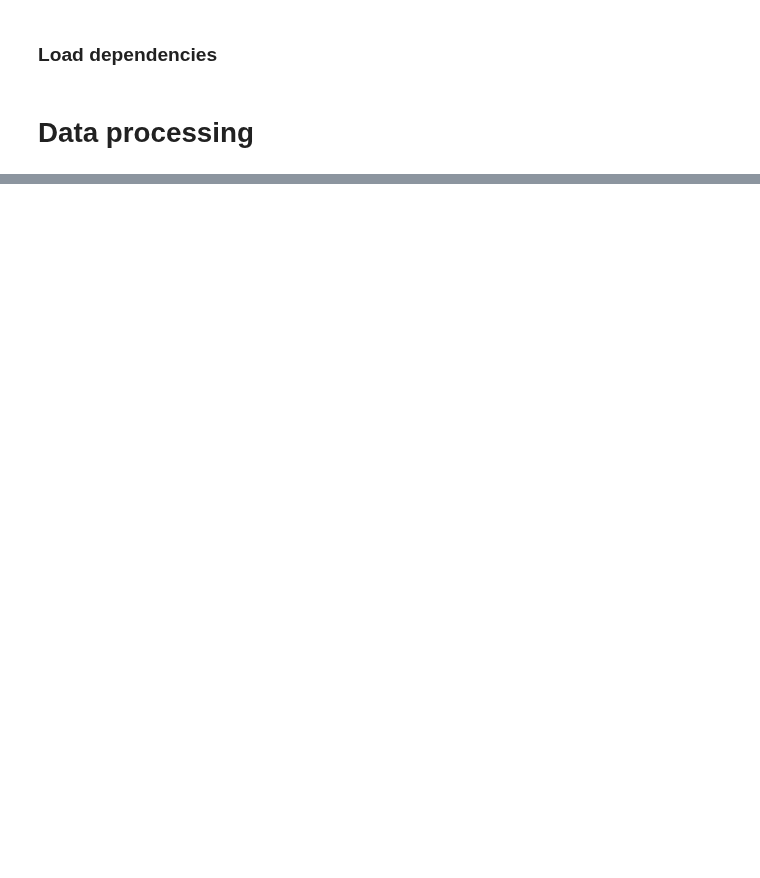
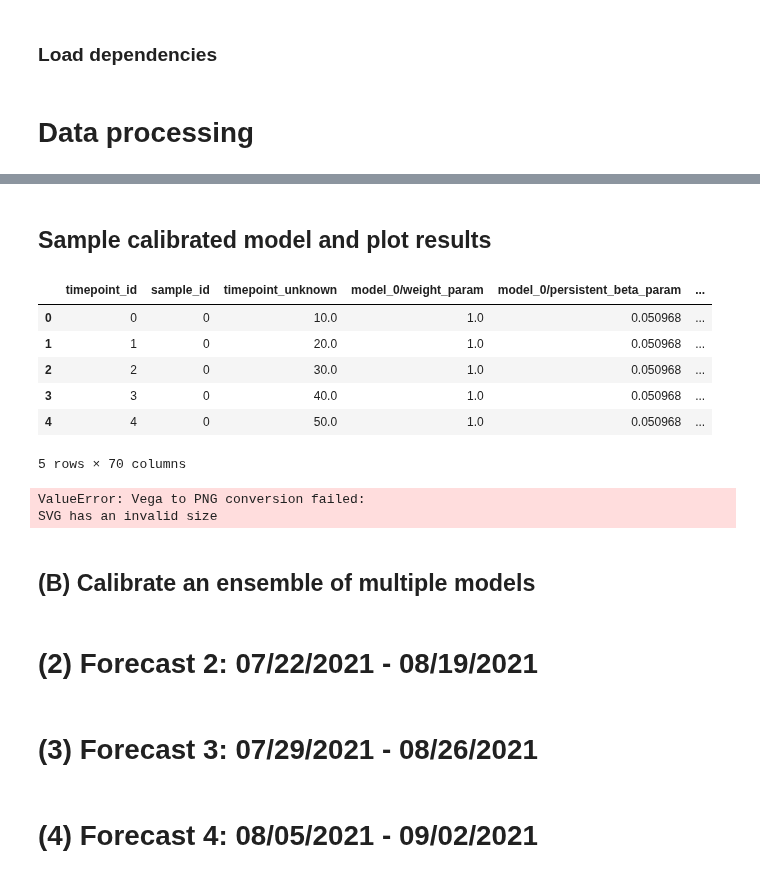
Before and after one commit to ciemss/program-milestones, a Jupyter notebook: 18-month-milestone/evaluation/Epi_Ensemble_Challenge/CIEMSS_Team_Ensemble_Challenge.ipynb, the cells around one changed output, grey strips where cells are left out. Drawn from its saved outputs; the diff is of its cells as text; code cells hidden in the pictures; blank space fills up the shorter version.

```diff
--- a/18-month-milestone/evaluation/Epi_Ensemble_Challenge/CIEMSS_Team_Ensemble_Challenge.ipynb
+++ b/18-month-milestone/evaluation/Epi_Ensemble_Challenge/CIEMSS_Team_Ensemble_Challenge.ipynb
@@ -92,0 +81,9 @@ get_data_between('2021-06-01', '2021-09-02')
+# %%
+model1 = "SEIRHD_age_structured_petrinet.json"
+model2 = "model"
+model3 = "model"
+
+dataset1 = get_data_between('2021-06-01', '2021-07-14')
+dataset2 = get_data_between('2021-06-01', '2021-07-21')
+dataset3 = get_data_between('2021-06-01', '2021-07-29')
+dataset4 = get_data_between('2021-06-01', '2021-08-04')
@@ -92,0 +105,42 @@ get_data_between('2021-06-01', '2021-09-02')
+# %% [markdown]
+## Sample calibrated model and plot results
+# %%
+start_time = 0.0
+end_time = 72.0
+logging_step_size = 10.0
+num_samples = 100
+
+calibrated_ensemble_result = pyciemss.ensemble_sample(model_paths, solution_mappings, end_time, logging_step_size, num_samples,
+                                                      start_time=start_time, inferred_parameters=parameter_estimates)
+display(calibrated_ensemble_result['data'].head())
+
+# Plot the ensemble result for cumulative cases, hospitalizations, and deaths
+nice_labels={"deceased_observable_state": "Deaths",
+                 "Cumumlative_hosp_state": "Cumul Hosp",
+                 "Cumulative_cases_state": "Cumul Cases"
+                }
+schema = plots.trajectories(calibrated_ensemble_result["data"],
+                            keep=["deceased_observable_state", "Cumumlative_hosp_state", "Cumumlative_cases_state"],
+                            relabel=nice_labels,
+                            # points=dataset1.drop(columns=['Timestamp']).reset_index(drop=True)
+                          )
+plots.save_schema(schema, "_schema.json")
+plots.ipy_display(schema, dpi=150)
+# %% [output]
+|  | timepoint_id | sample_id | timepoint_unknown | model_0/weight_param | model_0/persistent_beta_param | ... |
+| 0 | 0 | 0 | 10.0 | 1.0 | 0.050968 | ... |
+| 1 | 1 | 0 | 20.0 | 1.0 | 0.050968 | ... |
+| 2 | 2 | 0 | 30.0 | 1.0 | 0.050968 | ... |
+| 3 | 3 | 0 | 40.0 | 1.0 | 0.050968 | ... |
+| 4 | 4 | 0 | 50.0 | 1.0 | 0.050968 | ... |
+5 rows × 70 columns
+ValueError: Vega to PNG conversion failed:
+SVG has an invalid size
+# %% [markdown]
+## (B) Calibrate an ensemble of multiple models
+# %% [markdown]
+# (2) Forecast 2: 07/22/2021 - 08/19/2021
+# %% [markdown]
+# (3) Forecast 3: 07/29/2021 - 08/26/2021
+# %% [markdown]
+# (4) Forecast 4: 08/05/2021 - 09/02/2021
```
Also changed, not shown: parts of 9 cells of this notebook, 2 other files.
